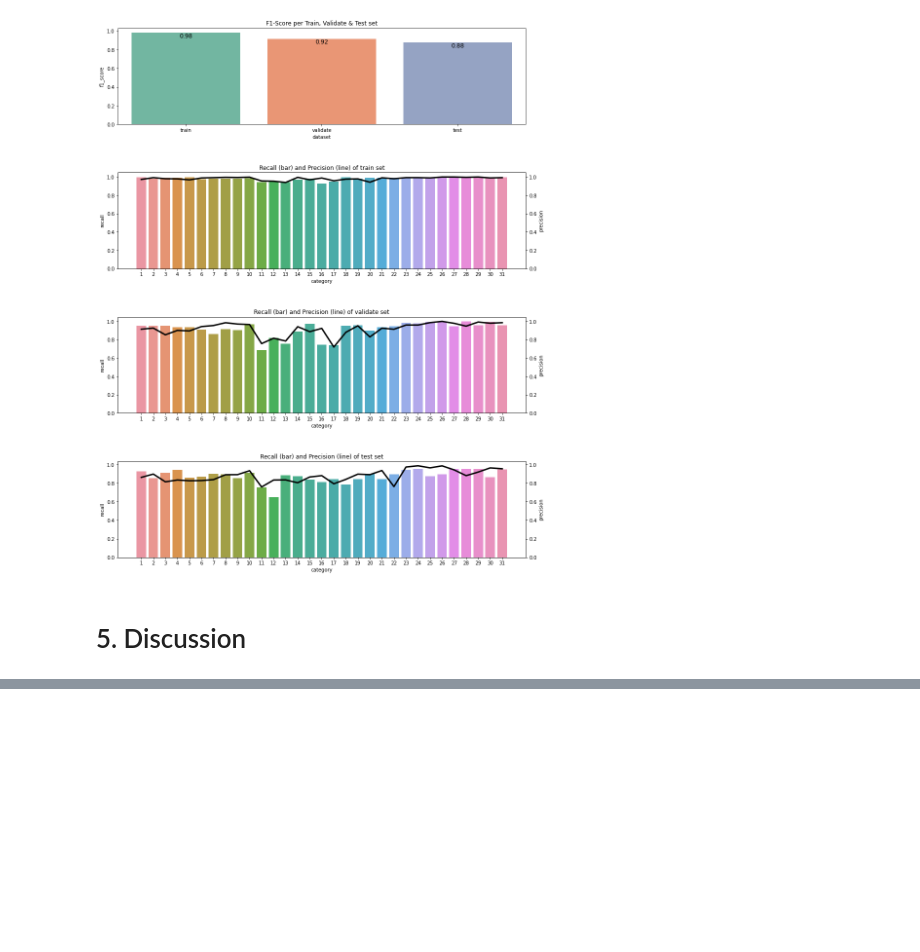
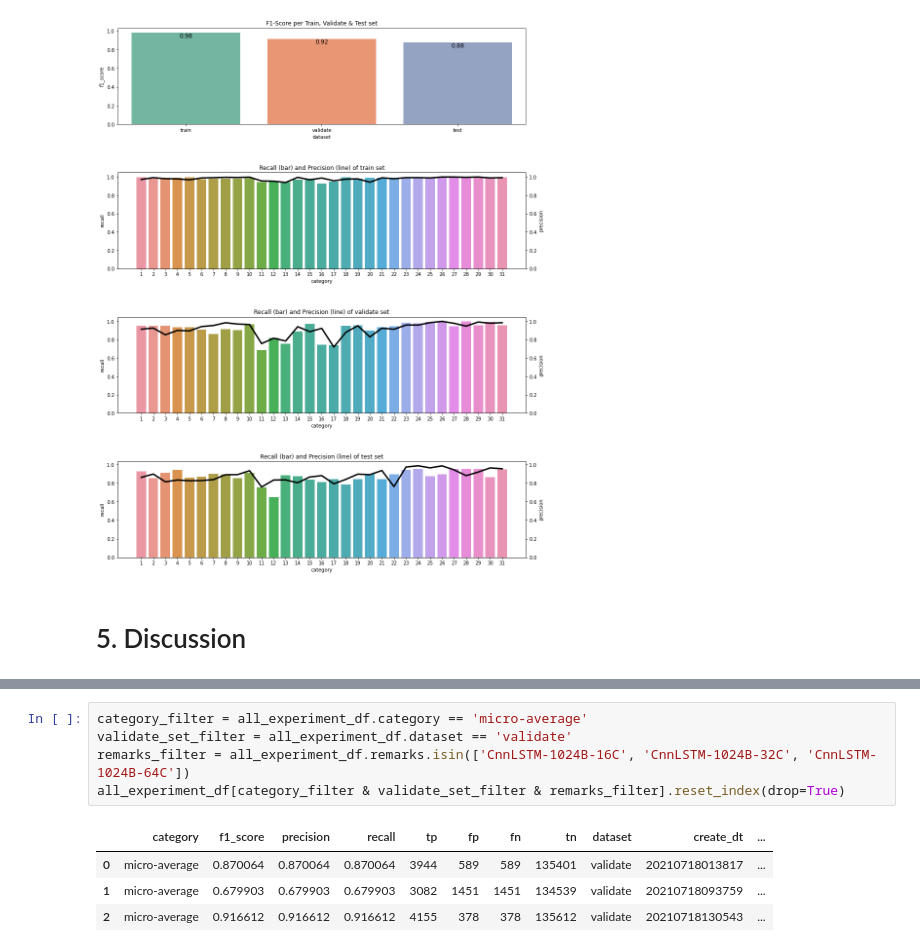
Before and after one commit to MichaelCheung105/speech-to-intent, a Jupyter notebook: docs/Report.ipynb, the cells around one changed output, grey strips where cells are left out. Cells and saved outputs as stored; diff of their text form; blank space fills up the shorter version.

```diff
--- a/docs/Report.ipynb
+++ b/docs/Report.ipynb
@@ -169,0 +229,10 @@ Figure 5: Confusion Matrices
+# %%
+category_filter = all_experiment_df.category == 'micro-average'
+validate_set_filter = all_experiment_df.dataset == 'validate'
+remarks_filter = all_experiment_df.remarks.isin(['CnnLSTM-1024B-16C', 'CnnLSTM-1024B-32C', 'CnnLSTM-1024B-64C'])
+all_experiment_df[category_filter & validate_set_filter & remarks_filter].reset_index(drop=True)
+# %% [output]
+|  | category | f1_score | precision | recall | tp | fp | fn | tn | dataset | create_dt | ... |
+| 0 | micro-average | 0.870064 | 0.870064 | 0.870064 | 3944 | 589 | 589 | 135401 | validate | 20210718013817 | ... |
+| 1 | micro-average | 0.679903 | 0.679903 | 0.679903 | 3082 | 1451 | 1451 | 134539 | validate | 20210718093759 | ... |
+| 2 | micro-average | 0.916612 | 0.916612 | 0.916612 | 4155 | 378 | 378 | 135612 | validate | 20210718130543 | ... |
```
Also changed, not shown: parts of 14 cells of this notebook, 4 other files.
